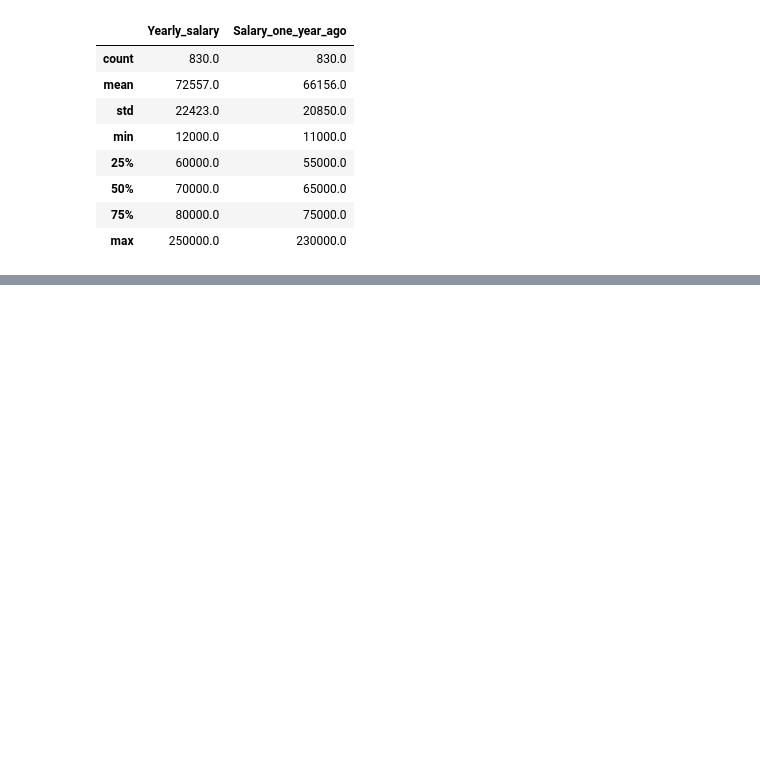
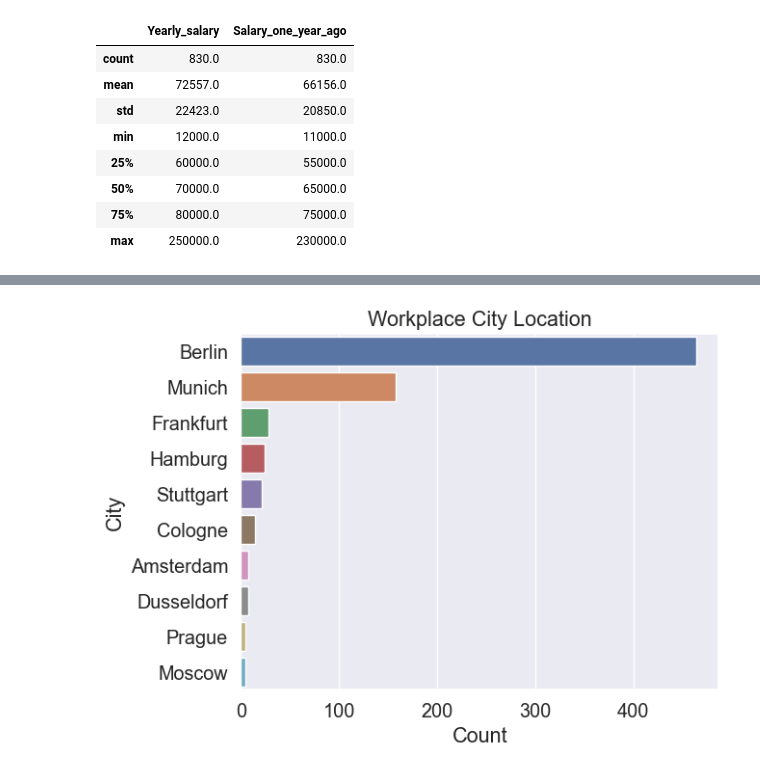
Before and after one commit to WahomeKennedy/EDA-project, a Jupyter notebook: eda_clean.ipynb, the cells around one changed output, grey strips where cells are left out. Cells and saved outputs as stored; diff of their text form; code cells hidden in the pictures; blank space fills up the shorter version.

Commit message:
Update on the other columns

```diff
--- a/eda_clean.ipynb
+++ b/eda_clean.ipynb
@@ -278,0 +324,9 @@ data_filtered[['Yearly_salary','Salary_one_year_ago']].describe().round()
+# %%
+city10=data_filtered.City.value_counts().iloc[:10].to_frame().reset_index()
+city10=city10.rename(columns={"index": "City", "City": "Count"})
+
+sns.barplot(x=city10["Count"],y=city10["City"])
+plt.title('Workplace City Location')
+plt.show()
+# %% [output]
+[figure, added]
```
Also changed, not shown: parts of 10 cells of this notebook.
